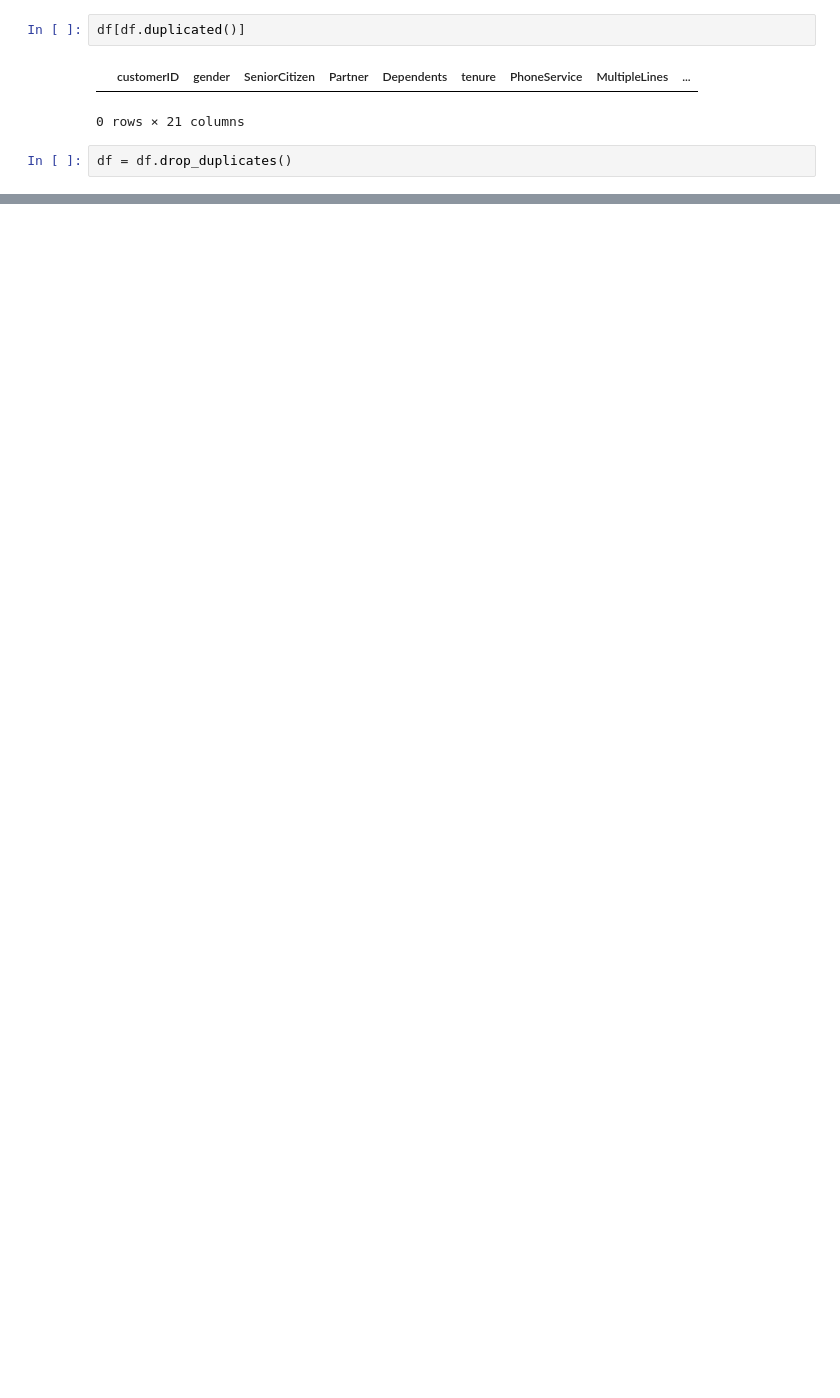
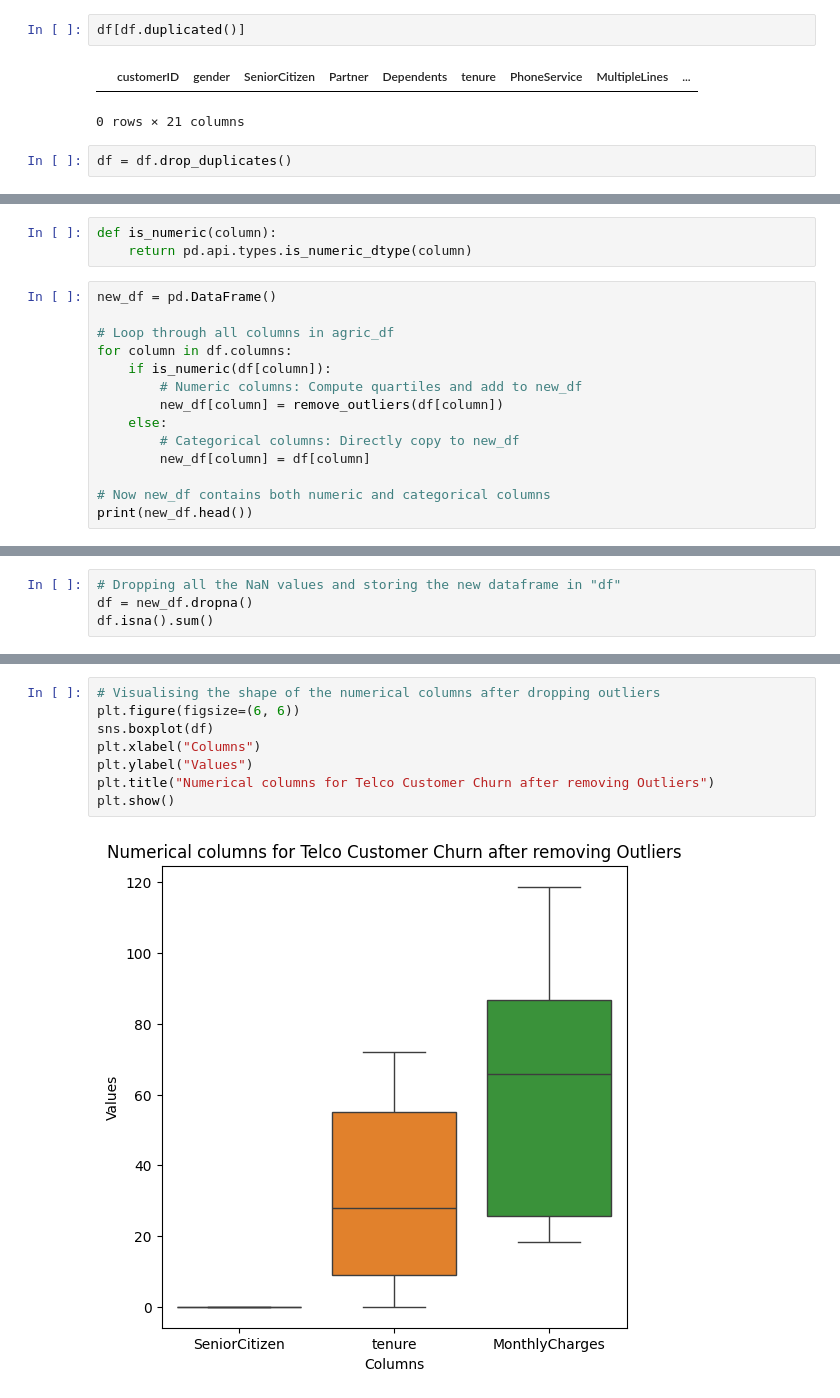
Before and after one commit to Dan-njuguna/telco_customer_churn, a Jupyter notebook: customer_churn.ipynb, the cells around one changed output, grey strips where cells are left out. Saved outputs shown, nothing was run; the diff lists cells and outputs as text; blank space fills up the shorter version.

```diff
--- a/customer_churn.ipynb
+++ b/customer_churn.ipynb
@@ -159,0 +213,17 @@ df = df.drop_duplicates()
+# %%
+def is_numeric(column):
+    return pd.api.types.is_numeric_dtype(column)
+# %%
+new_df = pd.DataFrame()
+
+# Loop through all columns in agric_df
+for column in df.columns:
+    if is_numeric(df[column]):
+        # Numeric columns: Compute quartiles and add to new_df
+        new_df[column] = remove_outliers(df[column])
+    else:
+        # Categorical columns: Directly copy to new_df
+        new_df[column] = df[column]
+
+# Now new_df contains both numeric and categorical columns
+print(new_df.head())
@@ -159,0 +274,4 @@ df = df.drop_duplicates()
+# %%
+# Dropping all the NaN values and storing the new dataframe in "df"
+df = new_df.dropna()
+df.isna().sum()
@@ -159,0 +303,10 @@ df = df.drop_duplicates()
+# %%
+# Visualising the shape of the numerical columns after dropping outliers
+plt.figure(figsize=(6, 6))
+sns.boxplot(df)
+plt.xlabel("Columns")
+plt.ylabel("Values")
+plt.title("Numerical columns for Telco Customer Churn after removing Outliers")
+plt.show()
+# %% [output]
+[figure, added]
```
Also changed, not shown: parts of 27 cells of this notebook.
